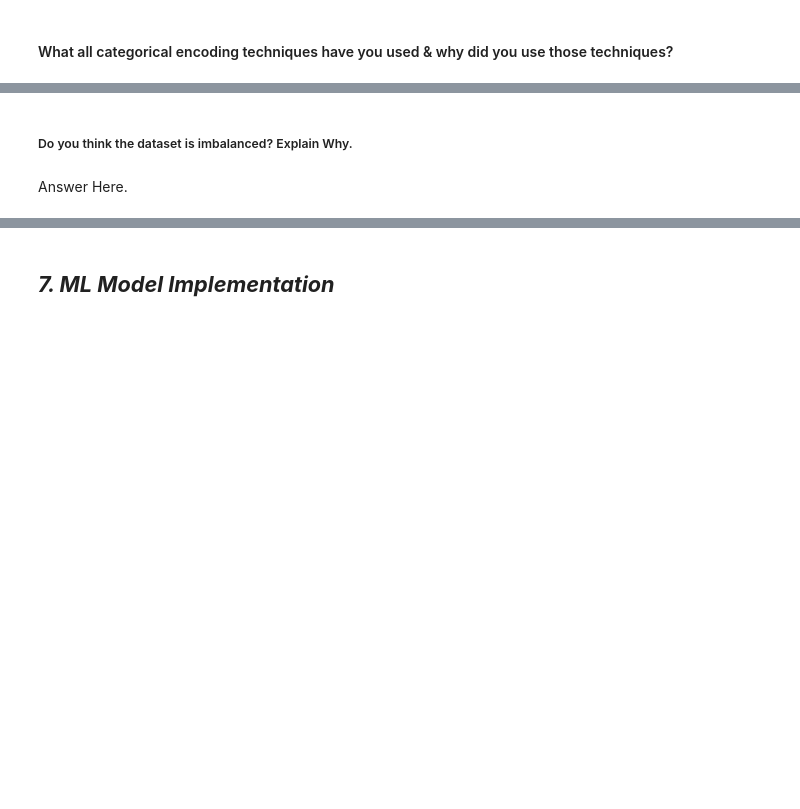
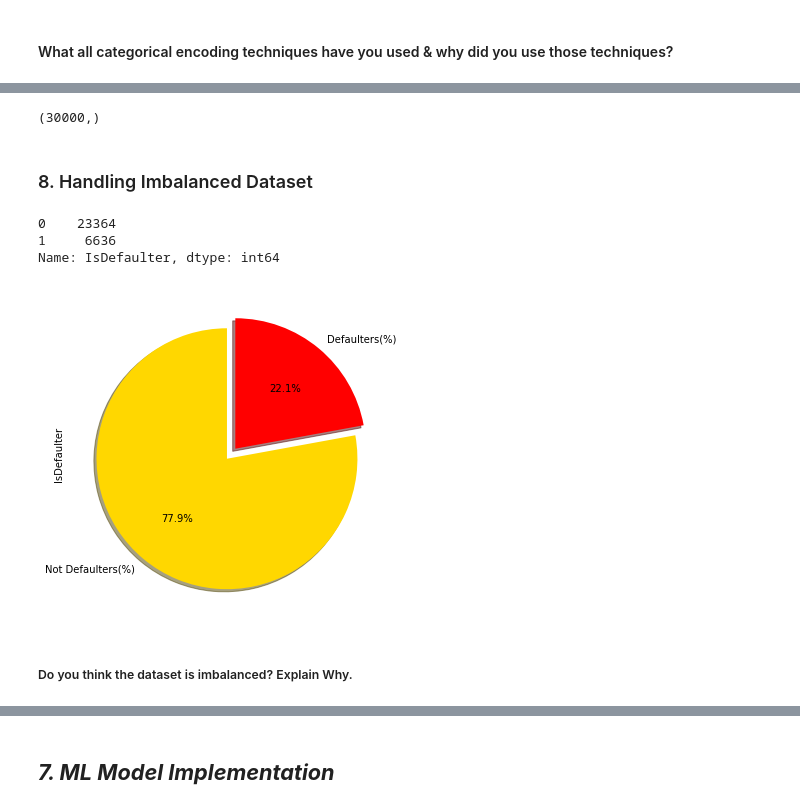
Before and after one commit to oweskhan77/Credit-Card-Default-Prediction, a Jupyter notebook: Credit_Card_Default_Prediction_ML_Submission_Template.ipynb, the cells around one changed output, grey strips where cells are left out. Saved outputs shown, nothing was run; the diff lists cells and outputs as text; code cells hidden in the pictures; blank space fills up the shorter version.

```diff
--- a/Credit_Card_Default_Prediction_ML_Submission_Template.ipynb
+++ b/Credit_Card_Default_Prediction_ML_Submission_Template.ipynb
@@ -1043,4 +1026,31 @@ Answer Here.
+# %%
+#Data for Dependent Variable
+Y=df1['IsDefaulter']
+Y.shape
+# %% [output]
+(30000,)
+# %% [markdown]
+### 8. Handling Imbalanced Dataset
+# %%
+#Count of each class in Target variable
+df1['IsDefaulter'].value_counts()
+# %% [output]
+0    23364
+1     6636
+Name: IsDefaulter, dtype: int64
+# %%
+#Visualisation of class imbalance
+df1['IsDefaulter'].value_counts().plot(kind='pie',
+                              figsize=(15,6),
+                               autopct="%1.1f%%",
+                               startangle=90,
+                               shadow=True,
+                               labels=['Not Defaulters(%)','Defaulters(%)'],
+                               colors=['gold','red'],
+                               explode=[.05,.05]
+                              )
+plt.show()
+# %% [output]
+[figure, added]
 # %% [markdown]
 ##### Do you think the dataset is imbalanced? Explain Why.
-# %% [markdown]
-Answer Here.
```
Also changed, not shown: parts of 90 cells of this notebook.
